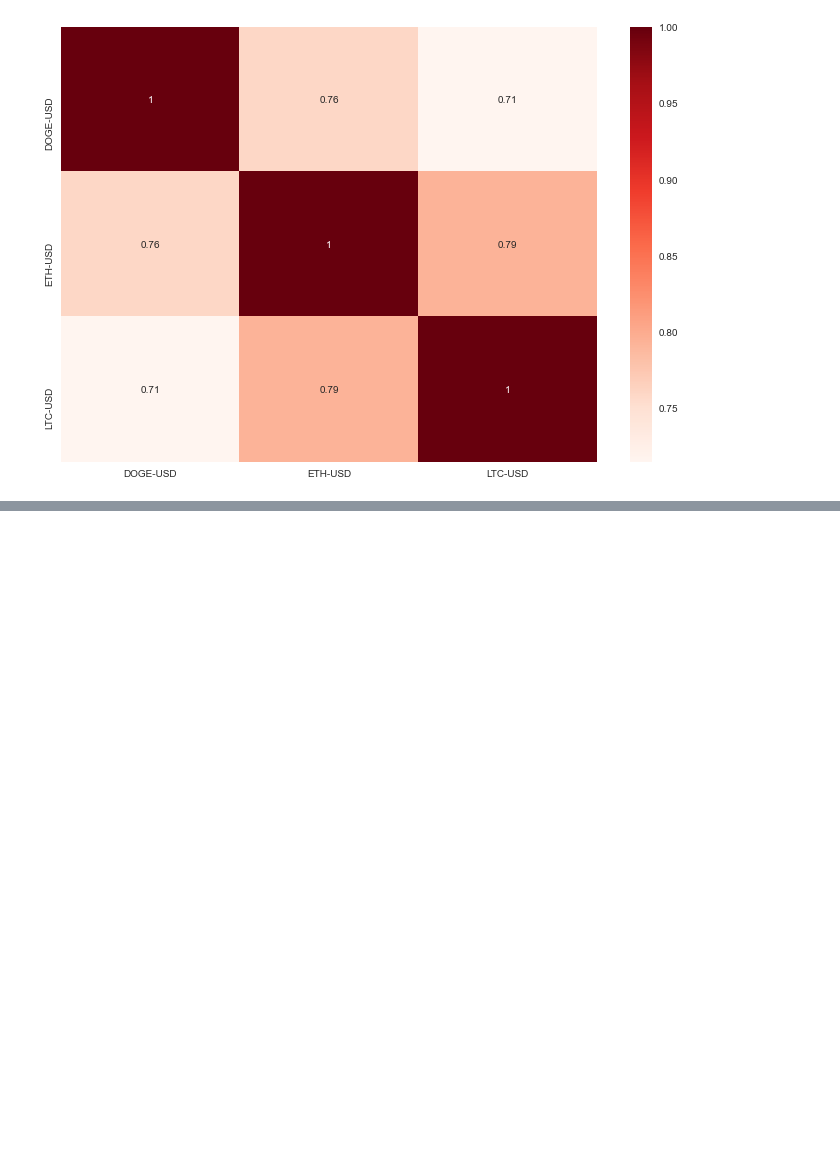
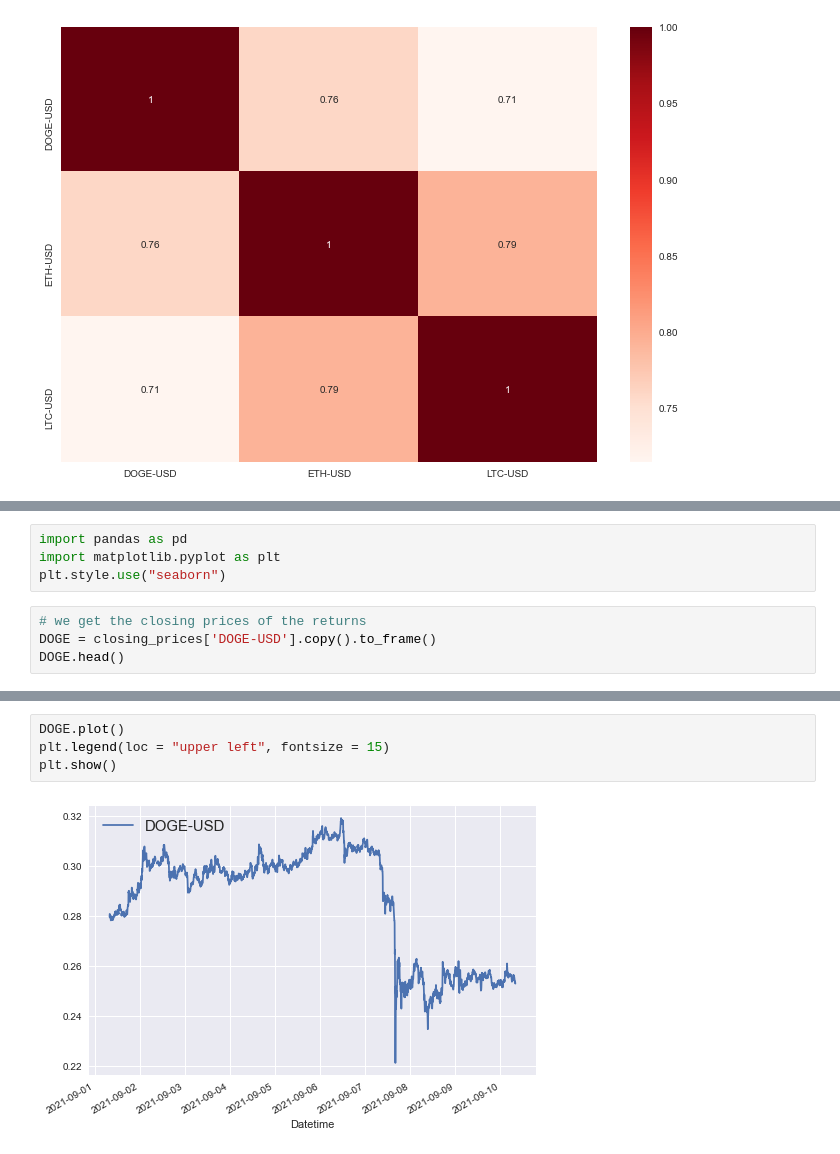
Before and after one commit to nicolasroy11/Algorithmic-Trading---Python, a Jupyter notebook: Stock Performance Analysis.ipynb, the cells around one changed output, grey strips where cells are left out. Cells and saved outputs as stored; diff of their text form; blank space fills up the shorter version.

```diff
--- a/Stock Performance Analysis.ipynb
+++ b/Stock Performance Analysis.ipynb
@@ -277,0 +280,8 @@ plt.show()
+# %%
+import pandas as pd
+import matplotlib.pyplot as plt
+plt.style.use("seaborn")
+# %%
+# we get the closing prices of the returns
+DOGE = closing_prices['DOGE-USD'].copy().to_frame()
+DOGE.head()
@@ -277,0 +296,6 @@ plt.show()
+# %%
+DOGE.plot()
+plt.legend(loc = "upper left", fontsize = 15)
+plt.show()
+# %% [output]
+[figure, added]
```
Also changed, not shown: parts of 15 cells of this notebook.
